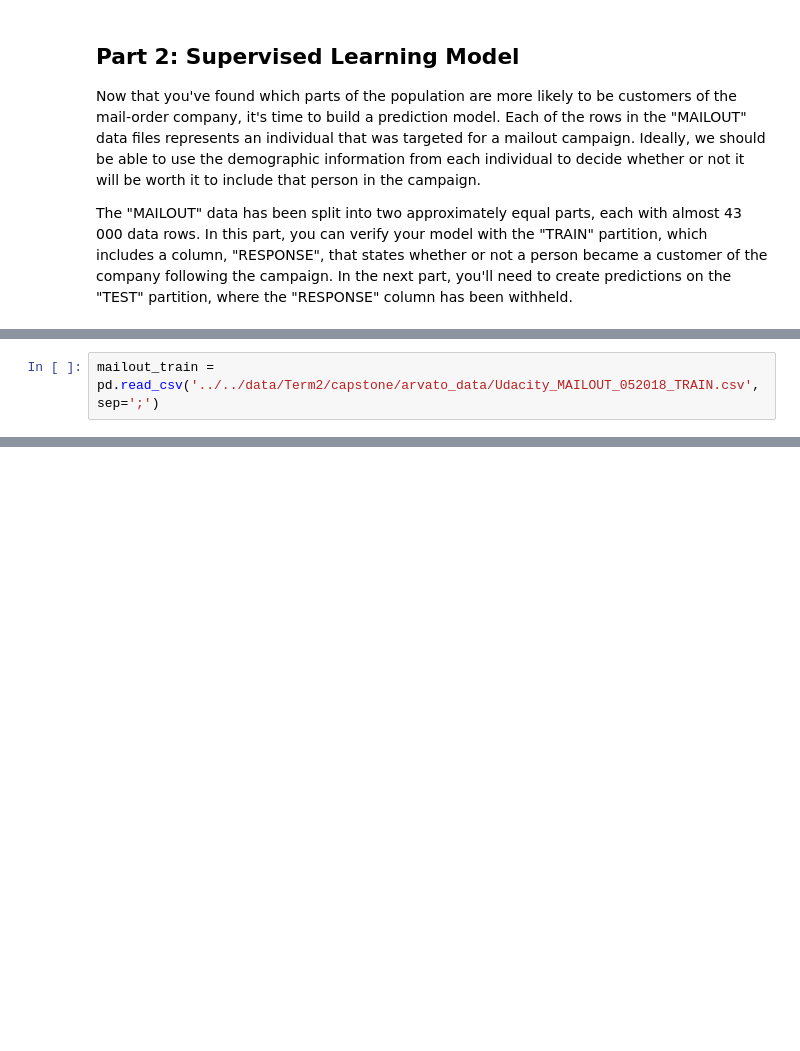
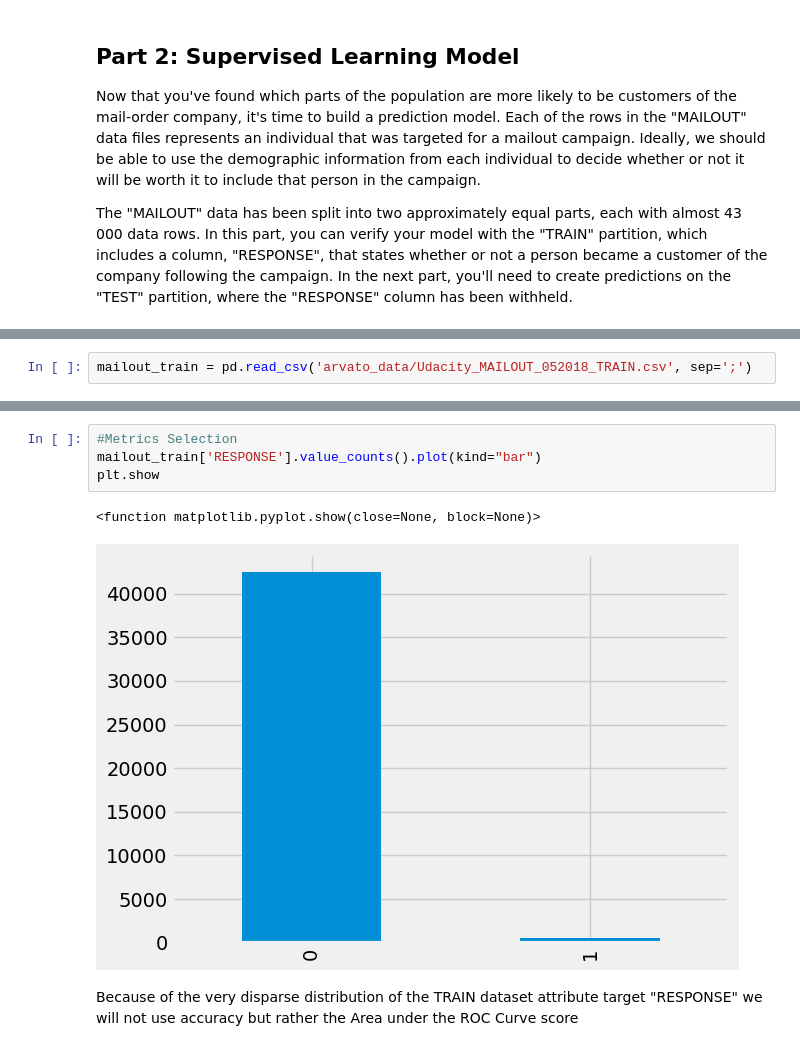
Before and after one commit to Aleaume/Udacity_DataSc_P4, a Jupyter notebook: Arvato Project Workbook.ipynb, the cells around one changed output, grey strips where cells are left out. Cells and saved outputs as stored; diff of their text form; blank space fills up the shorter version.

```diff
--- a/Arvato Project Workbook.ipynb
+++ b/Arvato Project Workbook.ipynb
@@ -735,2 +745,2 @@ The "MAILOUT" data has been split into two approximately equal parts, each with
 # %%
-mailout_train = pd.read_csv('../../data/Term2/capstone/arvato_data/Udacity_MAILOUT_052018_TRAIN.csv', sep=';')
+mailout_train = pd.read_csv('arvato_data/Udacity_MAILOUT_052018_TRAIN.csv', sep=';')
@@ -736,0 +757,9 @@ mailout_train = pd.read_csv('../../data/Term2/capstone/arvato_data/Udacity_MAILO
+# %%
+#Metrics Selection
+mailout_train['RESPONSE'].value_counts().plot(kind="bar")
+plt.show
+# %% [output]
+<function matplotlib.pyplot.show(close=None, block=None)>
+[figure, added]
+# %% [markdown]
+Because of the very disparse distribution of the TRAIN dataset attribute target "RESPONSE" we will not use accuracy but rather the Area under the ROC Curve score
```
Also changed, not shown: parts of 19 cells of this notebook, 1 other file.
